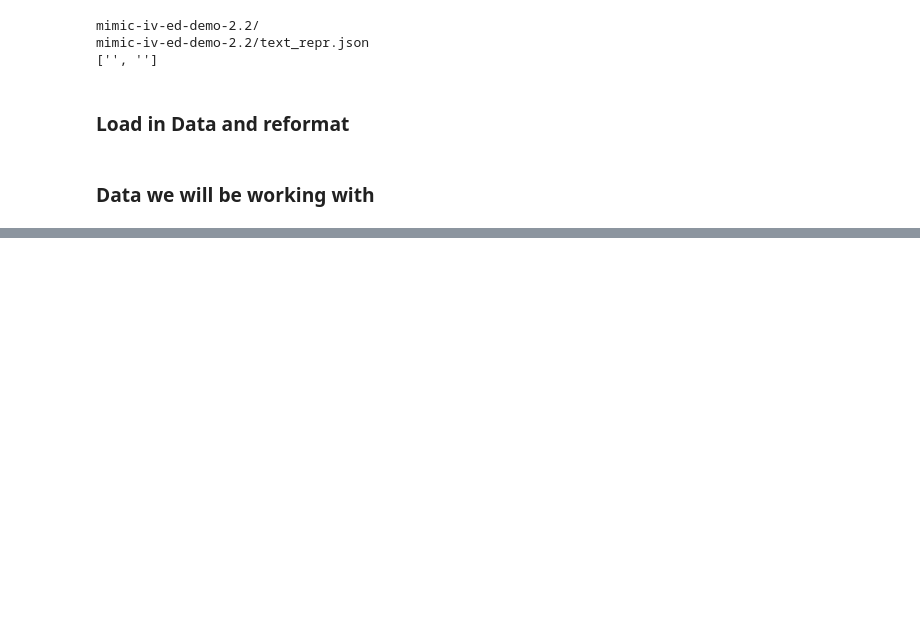
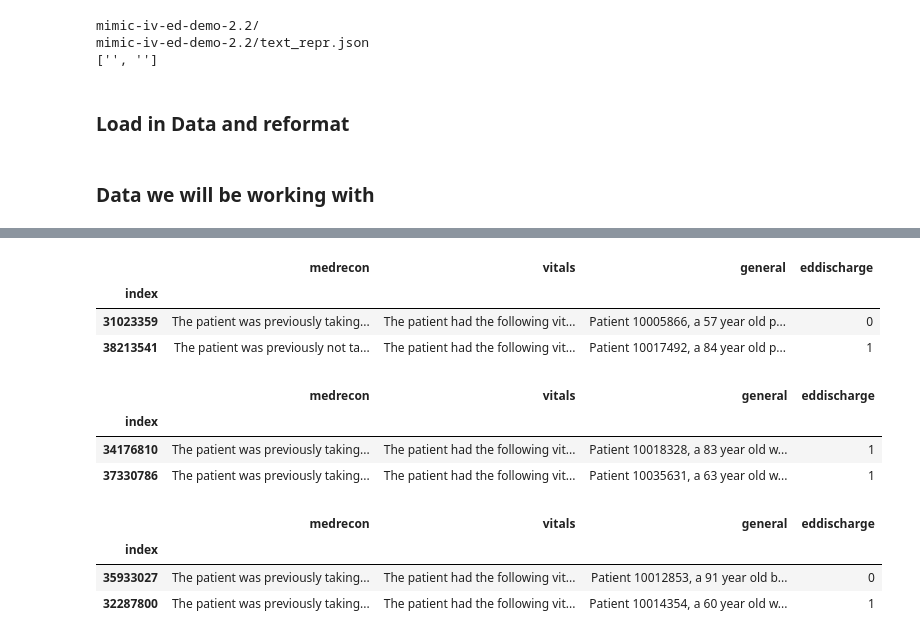
Before and after one commit to Simonlee711/MEME, a Jupyter notebook: finetune.ipynb, the cells around one changed output, grey strips where cells are left out. Cells and saved outputs as stored; diff of their text form; code cells hidden in the pictures; blank space fills up the shorter version.

```diff
--- a/finetune.ipynb
+++ b/finetune.ipynb
@@ -208,0 +237,16 @@ df
+# %%
+# split dataframe here
+def train_validate_test_split(df, train_percent=.8, validate_percent=.1, seed=None):
+    np.random.seed(seed)
+    df = df.reset_index()
+    perm = np.random.permutation(df.index)
+    m = len(df.index)
+    train_end = int(train_percent * m)
+    validate_end = int(validate_percent * m) + train_end
+    train = df.iloc[perm[:train_end]]
+    validate = df.iloc[perm[train_end:validate_end]]
+    test = df.iloc[perm[validate_end:]]
+    train = train.set_index('index')
+    validate = validate.set_index('index')
+    test = test.set_index('index')
+    return train, validate, test
@@ -209 +258,18 @@ df
+# %%
+display(train.head(2))
+display(validate.head(2))
+display(test.head(2))
+# %% [output]
+|  | medrecon | vitals | general | eddischarge |
+| index |  |  |  |  |
+| 31023359 | The patient was previously taking... | The patient had the following vit... | Patient 10005866, a 57 year old p... | 0 |
+| 38213541 | The patient was previously not ta... | The patient had the following vit... | Patient 10017492, a 84 year old p... | 1 |
+|  | medrecon | vitals | general | eddischarge |
+| index |  |  |  |  |
+| 34176810 | The patient was previously taking... | The patient had the following vit... | Patient 10018328, a 83 year old w... | 1 |
+| 37330786 | The patient was previously taking... | The patient had the following vit... | Patient 10035631, a 63 year old w... | 1 |
+|  | medrecon | vitals | general | eddischarge |
+| index |  |  |  |  |
+| 35933027 | The patient was previously taking... | The patient had the following vit... | Patient 10012853, a 91 year old b... | 0 |
+| 32287800 | The patient was previously taking... | The patient had the following vit... | Patient 10014354, a 60 year old w... | 1 |
 # %%
```
Also changed, not shown: parts of 27 cells of this notebook.
